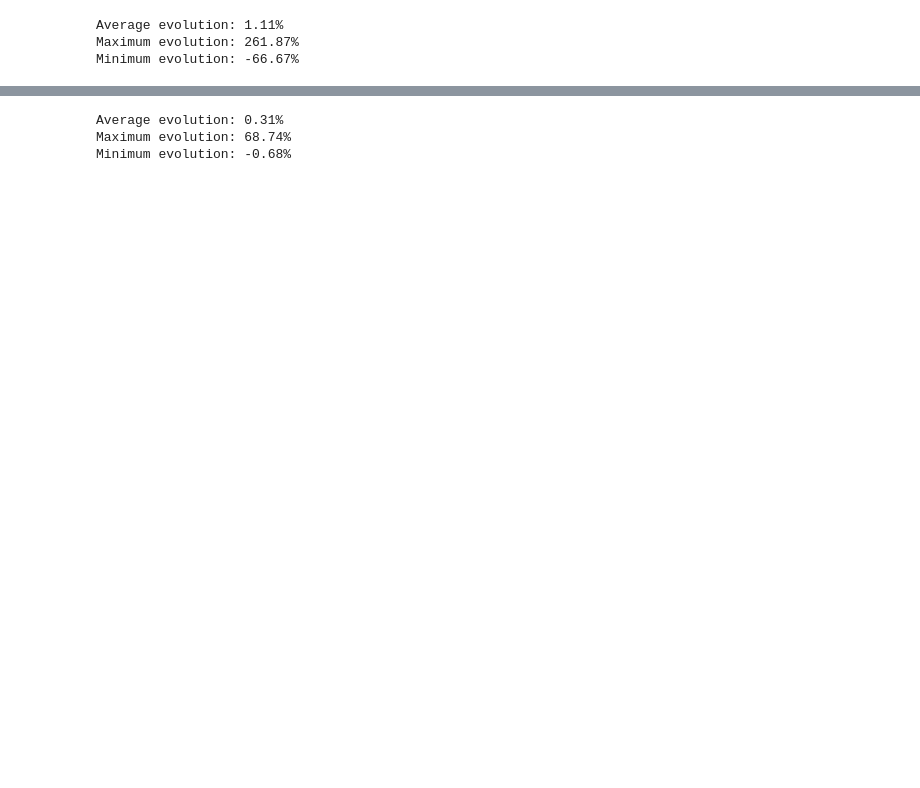
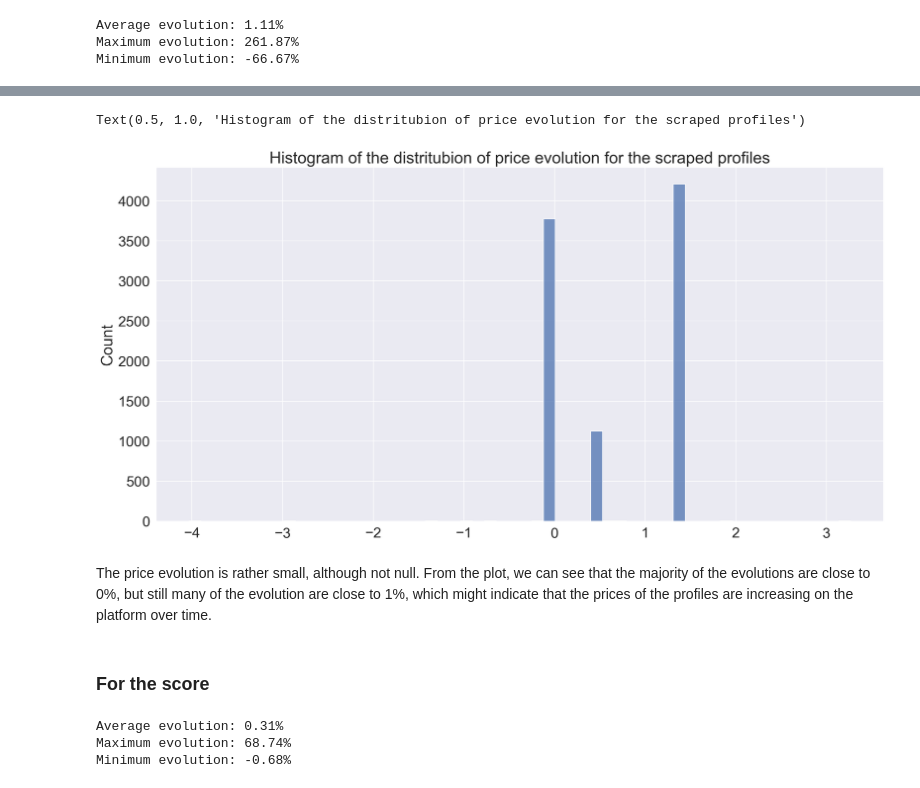
Before and after one commit to Victor-Manach/MODS207, a Jupyter notebook: panel_data_analysis.ipynb, the cells around one changed output, grey strips where cells are left out. Drawn from its saved outputs; the diff is of its cells as text; code cells hidden in the pictures; blank space fills up the shorter version.

```diff
--- a/panel_data_analysis.ipynb
+++ b/panel_data_analysis.ipynb
@@ -81,0 +72,2 @@ Minimum evolution: -66.67%
+# %%
+prices_evol = prices_evol[np.abs(prices_evol)<5]
@@ -81,0 +80,11 @@ Minimum evolution: -66.67%
+# %%
+plt.figure(figsize=(20,10))
+sn.histplot(x=prices_evol)
+plt.title('Histogram of the distritubion of price evolution for the scraped profiles', size=25)
+# %% [output]
+Text(0.5, 1.0, 'Histogram of the distritubion of price evolution for the scraped profiles')
+[figure, added]
+# %% [markdown]
+The price evolution is rather small, although not null. From the plot, we can see that the majority of the evolutions are close to 0%, but still many of the evolution are close to 1%, which might indicate that the prices of the profiles are increasing on the platform over time.
+# %% [markdown]
+### For the score
```
Also changed, not shown: parts of 23 cells of this notebook, 4 other files.
